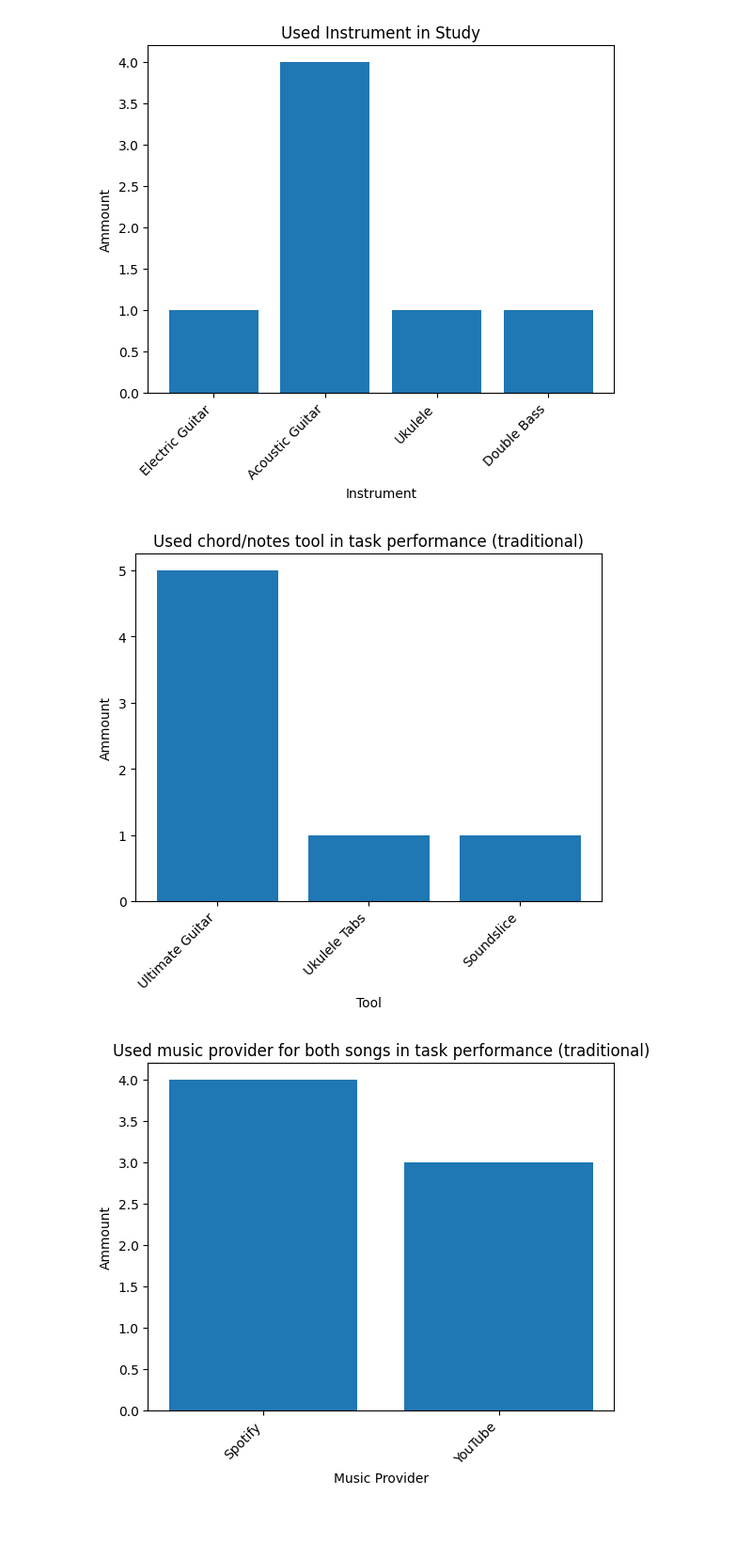
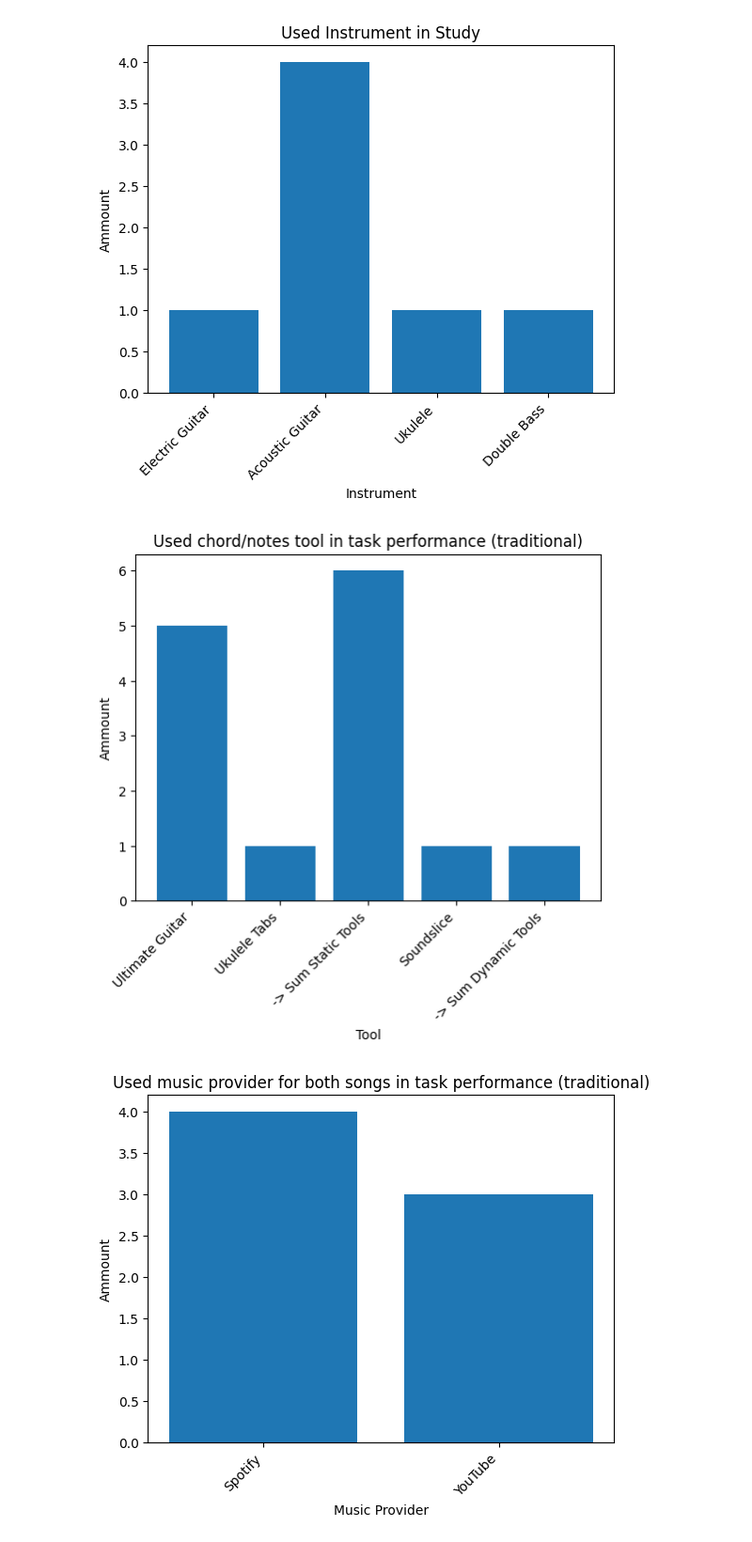
Before and after one commit to simonroedig/ChordSync_Study, a Jupyter notebook: study_analysis.ipynb, the cells around one changed output. Shown at 94% size. Saved outputs shown, nothing was run; the diff lists cells and outputs as text; code cells hidden in the pictures.

```diff
--- a/study_analysis.ipynb
+++ b/study_analysis.ipynb
@@ -107,11 +110,11 @@ plot_bar_graph(used_instrument_in_study, used_instrument_in_study_ammount, "Inst
 [figure]
 # %%
 ### Via 5
-used_tool_in_task_performance_traditional = ["Ultimate Guitar", "Ukulele Tabs", "Soundslice"]
-used_tool_in_task_performance_traditional_ammount = [5, 1, 1]
+used_tool_in_task_performance_traditional = ["Ultimate Guitar", "Ukulele Tabs", "-> Sum Static Tools", "Soundslice", "-> Sum Dynamic Tools"]
+used_tool_in_task_performance_traditional_ammount = [5, 1, 6, 1, 1]
 plot_bar_graph(used_tool_in_task_performance_traditional, used_tool_in_task_performance_traditional_ammount, "Tool", "Ammount", "Used chord/notes tool in task performance (traditional)")
 # %% [output]
-[figure, old version]
+[figure, new version]
 # %%
 ### Via 5
 used_music_provider_in_task_performance_traditional = ["Spotify", "YouTube"]
```
Also changed, not shown: parts of 5 cells of this notebook, 1 other file.
